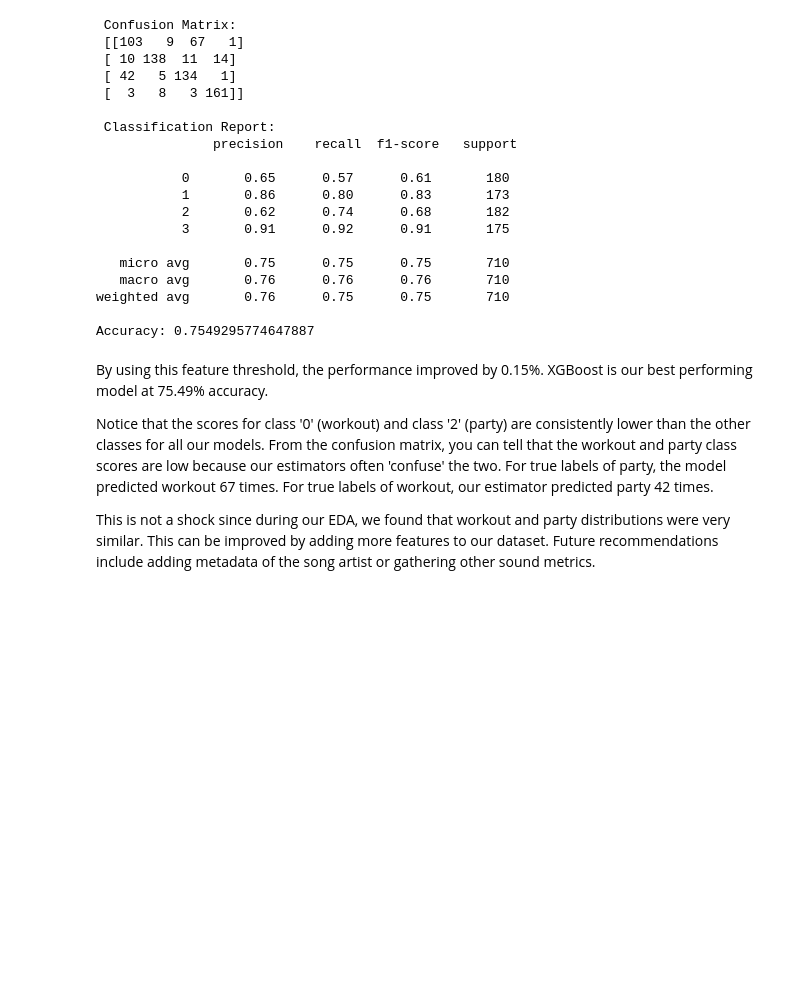
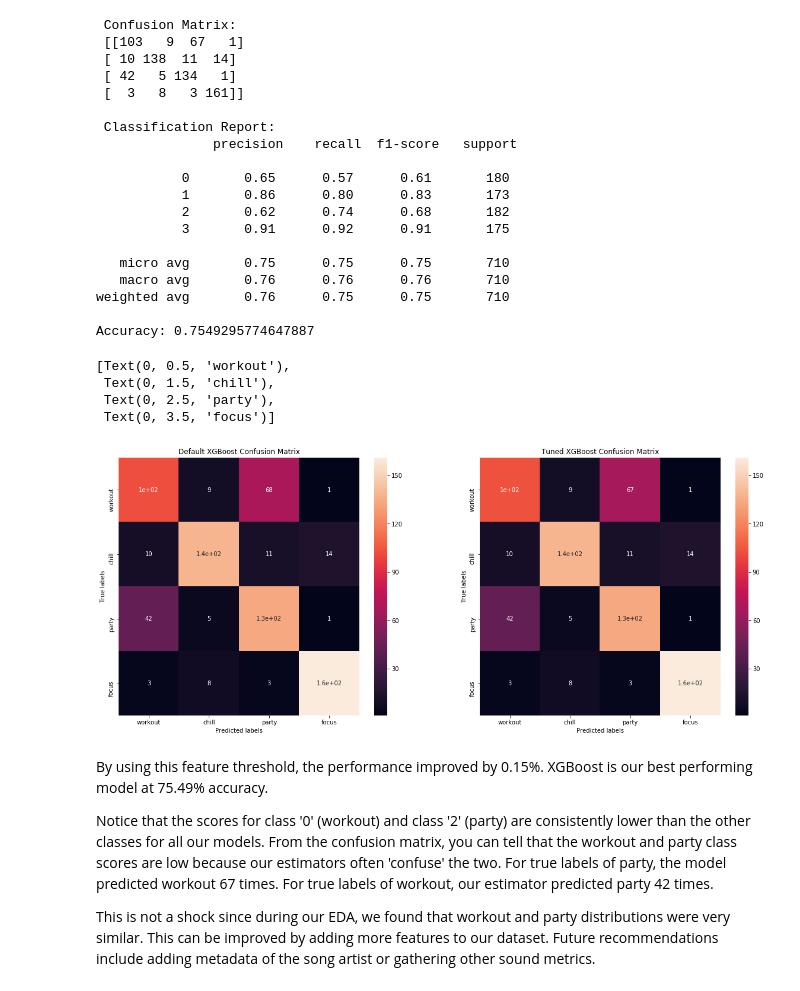
Before and after one commit to amandastrack/Capstone-Project-I-, a Jupyter notebook: machine_learning_modeling_capstone_I_.ipynb, the cells around one changed output. Saved outputs shown, nothing was run; the diff lists cells and outputs as text; code cells hidden in the pictures; blank space fills up the shorter version.

```diff
--- a/machine_learning_modeling_capstone_I_.ipynb
+++ b/machine_learning_modeling_capstone_I_.ipynb
@@ -454,6 +505,30 @@ print("Accuracy:", (accuracy_score(y_test,y_pred)))
 weighted avg       0.76      0.75      0.75       710
 
 Accuracy: 0.7549295774647887
+# %%
+fig = plt.figure(figsize = (20,8))
+
+ax= fig.add_subplot(1,2,1)
+sns.heatmap(confusion_matrix(y_test, xgb_pred), annot=True, ax = ax);
+
+# labels, title and ticks
+ax.set_xlabel('Predicted labels');ax.set_ylabel('True labels');
+ax.set_title('Default XGBoost Confusion Matrix');
+ax.xaxis.set_ticklabels(['workout', 'chill', 'party', 'focus']); ax.yaxis.set_ticklabels(['workout', 'chill', 'party', 'focus'])
+
+ax2= fig.add_subplot(1,2,2)
+sns.heatmap(confusion_matrix(y_test, y_pred), annot=True, ax = ax2);
+
+# labels, title and ticks
+ax2.set_xlabel('Predicted labels');ax2.set_ylabel('True labels');
+ax2.set_title('Tuned XGBoost Confusion Matrix');
+ax2.xaxis.set_ticklabels(['workout', 'chill', 'party', 'focus']); ax2.yaxis.set_ticklabels(['workout', 'chill', 'party', 'focus'])
+# %% [output]
+[Text(0, 0.5, 'workout'),
+ Text(0, 1.5, 'chill'),
+ Text(0, 2.5, 'party'),
+ Text(0, 3.5, 'focus')]
+[figure, added]
 # %% [markdown]
 By using this feature threshold, the performance improved by 0.15%. XGBoost is our best performing model at 75.49% accuracy.
 
```
Also changed, not shown: parts of 6 cells of this notebook.
